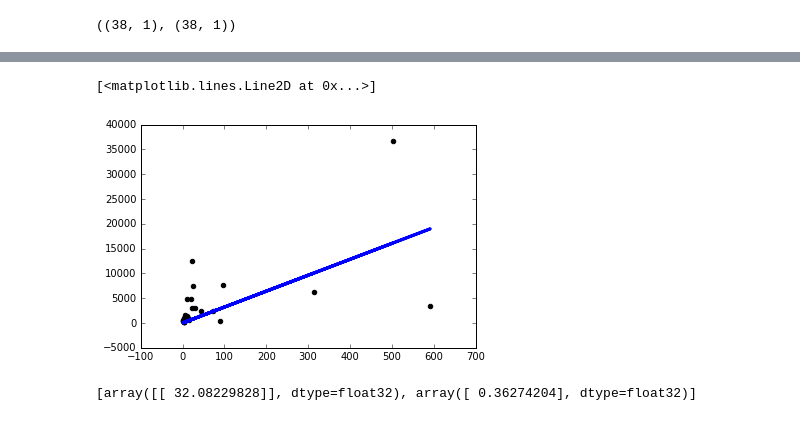
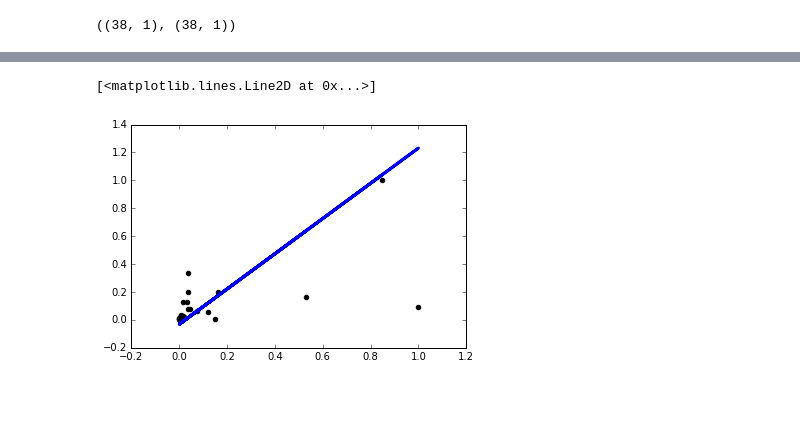
Before and after one commit to queirozfcom/python-sandbox, a Jupyter notebook: python3/notebooks/television/keras-linear-reg-functional-api.ipynb, the cells around one changed output, grey strips where cells are left out. Cells and saved outputs as stored; diff of their text form; code cells hidden in the pictures.

```diff
--- a/python3/notebooks/television/keras-linear-reg-functional-api.ipynb
+++ b/python3/notebooks/television/keras-linear-reg-functional-api.ipynb
@@ -78,20 +80,24 @@ df
 # x = ppl/television
 # y = ppl/doctor
 
-x = df["People per Television"].values.reshape(-1,1)
-y = df["People per Physician"].values.reshape(-1,1)
+x = df["People per Television"].values.reshape(-1,1).astype(np.float64)
+y = df["People per Physician"].values.reshape(-1,1).astype(np.float64)
 
 x.shape,y.shape
 # %% [output]
 ((38, 1), (38, 1))
 # %%
+sc = StandardScaler()
+x_ = sc.fit_transform(x)
+y_ = sc.fit_transform(y)
+
 inputs = Input(shape=(1,))
 preds = Dense(1,activation='linear')(inputs)
 
 model = Model(inputs=inputs,outputs=preds)
 sgd=keras.optimizers.SGD()
 model.compile(optimizer=sgd ,loss='mse')
-model.fit(x,y, batch_size=1, epochs= 30, verbose=1, shuffle=False)
-plt.scatter(x,y,color='black')
-plt.plot(x,model.predict(x), color='blue', linewidth=3)
+model.fit(x_,y_, batch_size=1, verbose=1, epochs=10, shuffle=False)
+plt.scatter(x_,y_,color='black')
+plt.plot(x_,model.predict(x_), color='blue', linewidth=3)
 # %% [output]
@@ -117,11 +126,16 @@ Epoch 30/30
 # %%
+# min-max 0,1
+sc = MinMaxScaler(feature_range=(0,1))
+x_ = sc.fit_transform(x)
+y_ = sc.fit_transform(y)
+
 inputs = Input(shape=(1,))
 preds = Dense(1,activation='linear')(inputs)
 
 model = Model(inputs=inputs,outputs=preds)
-sgd=keras.optimizers.SGD(lr=0.0000001)
+sgd=keras.optimizers.SGD()
 model.compile(optimizer=sgd ,loss='mse')
-model.fit(x,y, batch_size=1, epochs= 30, verbose=1, shuffle=False)
-plt.scatter(x,y,color='black')
-plt.plot(x,model.predict(x), color='blue', linewidth=3)
+model.fit(x_,y_, batch_size=1, epochs=10, verbose=1, shuffle=False)
+plt.scatter(x_,y_,color='black')
+plt.plot(x_,model.predict(x_), color='blue', linewidth=3)
 # %% [output]
@@ -145,6 +162,2 @@ Epoch 30/30
 [<matplotlib.lines.Line2D at 0x...>]
-[figure, old version]
+[figure, new version]
-# %%
-model.get_weights()
-# %% [output]
-[array([[ 32.08229828]], dtype=float32), array([ 0.36274204], dtype=float32)]
```
Also changed, not shown: parts of 4 cells of this notebook.
